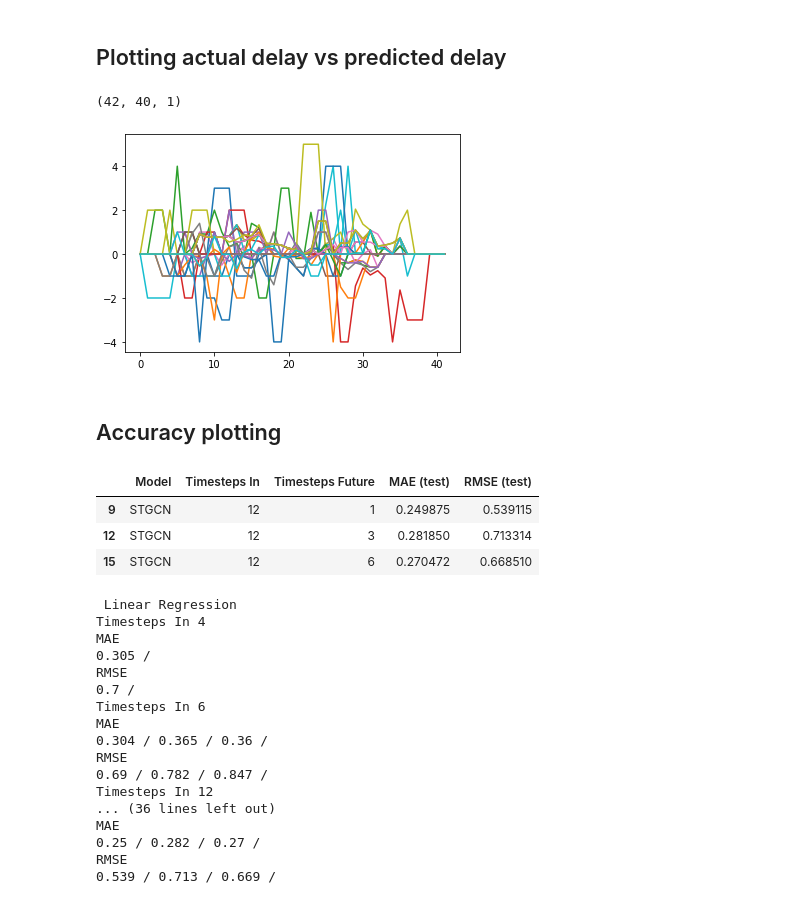
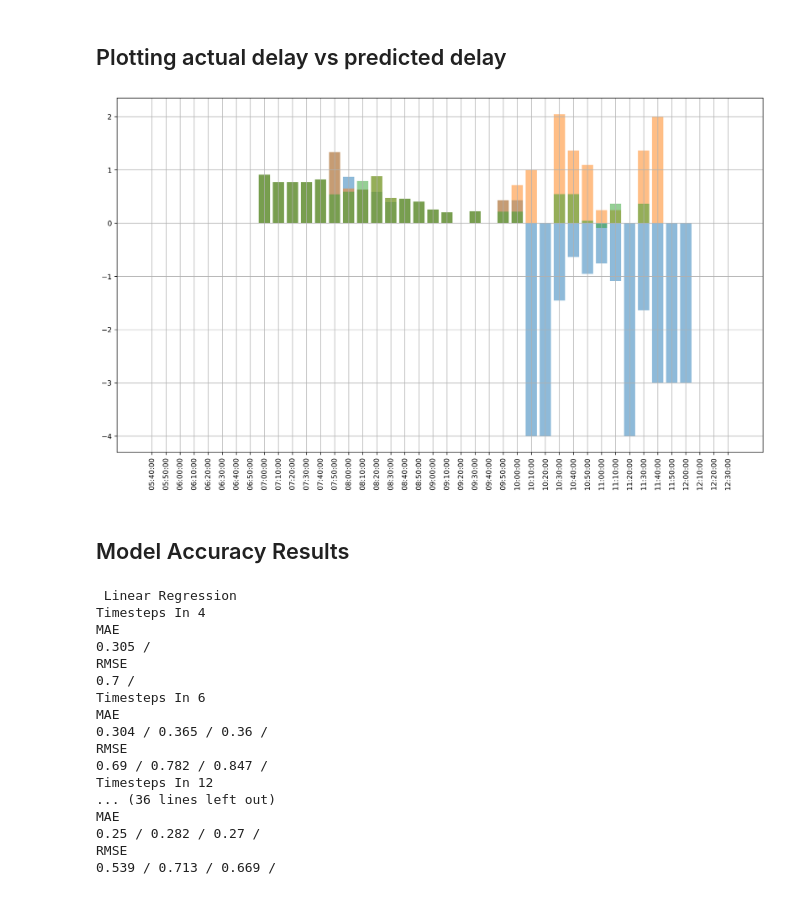
Before and after one commit to jacob-heglund/raildelay, a Jupyter notebook: notebooks/raildelays_create_data.ipynb, the cells around one changed output. Saved outputs shown, nothing was run; the diff lists cells and outputs as text; code cells hidden in the pictures.

Commit message:
conference results

```diff
--- a/notebooks/raildelays_create_data.ipynb
+++ b/notebooks/raildelays_create_data.ipynb
@@ -665,30 +670,33 @@ for i in datetime_plot:
 datetime_plot_str = []
 for i in datetime_plot:
     datetime_plot_str.append(str(i)[11:])
-# %%
-data_plot = delay_dataset[idx_plot, :, :]
-print(data_plot.shape)
-fig, ax = plt.subplots()
-# plot the delay state for every link on the graph over the course of the day
-for i in range(data_plot.shape[1]):
-    plt.plot(data_plot[:, i])
-#     plt.xticks(datetime_plot_str, rotation=90)
-#     ax.set_xticklabels(datetime_plot_str, rotation=45)
-# %% [output]
-(42, 40, 1)
-[figure, removed]
+# %%
+data_plot = delay_dataset[idx_plot, :, :]
+fig, ax = plt.subplots(figsize=(16, 9), dpi=dpi)
+#TODO this is probably better-visualized as a bar graph
+## the times are valid for the entire 10-minute period, but this shows the delays as changing during the periods
+
+# plot the delay state for the n_plot busiest links during an average day
+
+x_ticks = np.arange(0, data_plot.shape[0])
+n_plot = 3
+counter = 0
+for i in list(idx_traversals):
+    if counter < n_plot:
+        plt.bar(x_ticks,data_plot[:, i].squeeze(), alpha=0.5)
+        plt.xticks(x_ticks)
+        ax.set_xticklabels(datetime_plot_str, rotation=90)
+        counter += 1
+
+plt.grid()
+plt.show()
+# %% [output]
+[figure, added]
 # %% [markdown]
-## Accuracy plotting
+## Model Accuracy Results
 # %%
 fp = "./paper_data/experiment_results.csv"
 df_acc = pd.read_csv(fp)
-# %%
-df_tmp2
-# %% [output]
-|  | Model | Timesteps In | Timesteps Future | MAE (test) | RMSE (test) |
-| 9 | STGCN | 12 | 1 | 0.249875 | 0.539115 |
-| 12 | STGCN | 12 | 3 | 0.281850 | 0.713314 |
-| 15 | STGCN | 12 | 6 | 0.270472 | 0.668510 |
 # %%
 model_names = np.unique(df_acc["Model"])
 timesteps_in = np.unique(df_acc["Timesteps In"])
```
Also changed, not shown: parts of 11 cells of this notebook, 13 other files.
